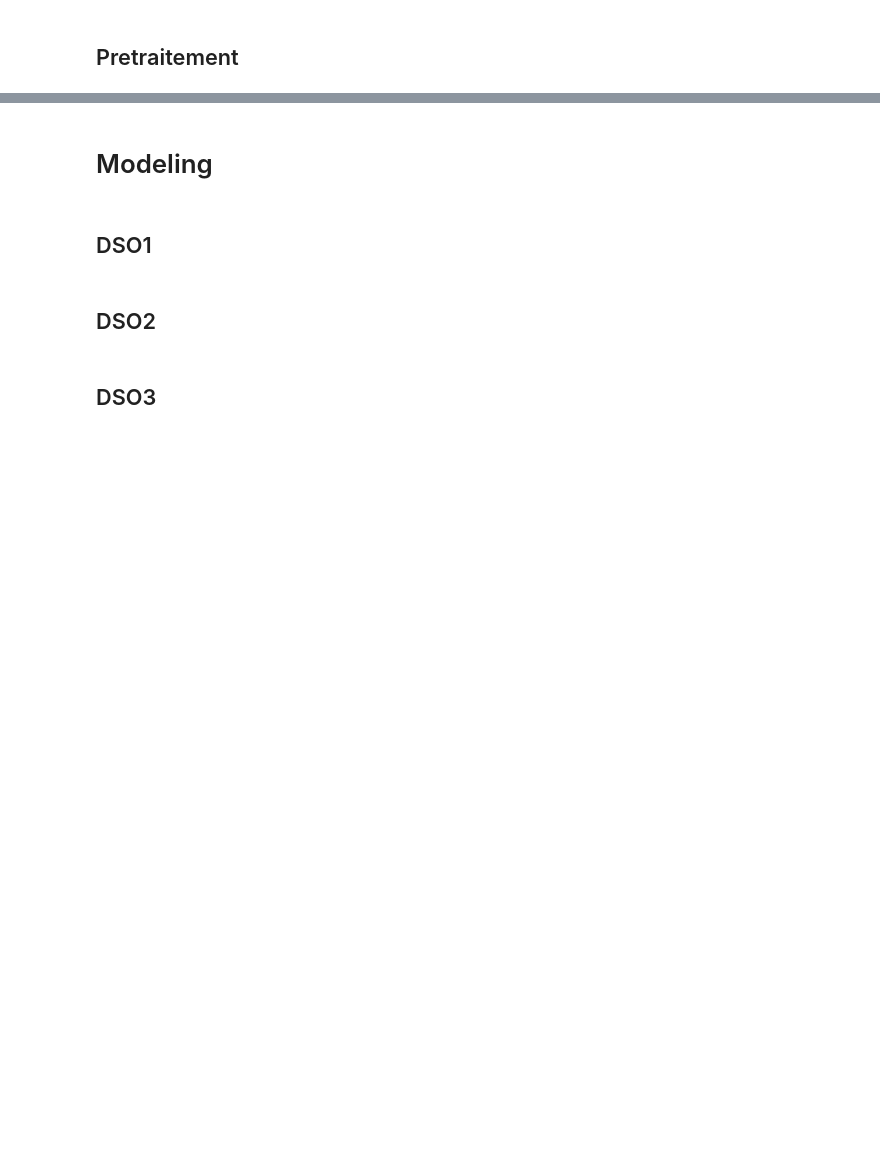
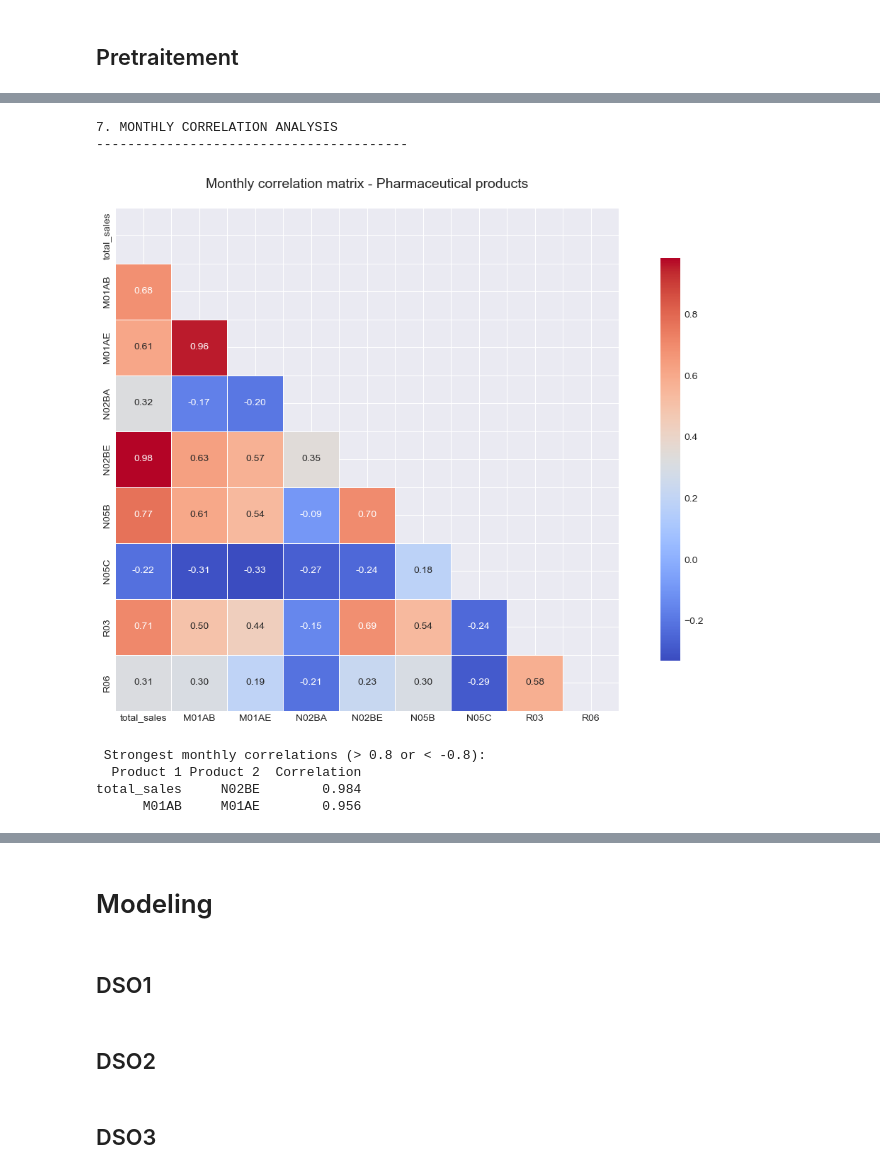
Before and after one commit to Tasnim85/Esprit-PI-4DS9-2526-ATHENAPLULSE, a Jupyter notebook: AthenaPulse.ipynb, the cells around one changed output, grey strips where cells are left out. Saved outputs shown, nothing was run; the diff lists cells and outputs as text; code cells hidden in the pictures; blank space fills up the shorter version.

```diff
--- a/AthenaPulse.ipynb
+++ b/AthenaPulse.ipynb
@@ -695,0 +1025,42 @@ DATA AUGMENTATION TERMINÉE AVEC SUCCÈS!
+# %%
+print("\n7. MONTHLY CORRELATION ANALYSIS")
+print("-" * 40)
+
+if len(numeric_cols) > 1:
+    corr_matrix = df[numeric_cols].corr()
+
+    fig, ax = plt.subplots(figsize=(12, 8))
+
+    mask = np.triu(np.ones_like(corr_matrix, dtype=bool))
+    sns.heatmap(corr_matrix, mask=mask, annot=True, fmt='.2f', cmap='coolwarm',
+                square=True, linewidths=0.5, ax=ax, cbar_kws={"shrink": 0.8})
+    ax.set_title('Monthly correlation matrix - Pharmaceutical products', fontsize=14, pad=20)
+
+    plt.tight_layout()
+    plt.show()
+
+    print("\n Strongest monthly correlations (> 0.8 or < -0.8):")
+    corr_pairs = []
+    for i in range(len(corr_matrix.columns)):
+        for j in range(i+1, len(corr_matrix.columns)):
+            corr_value = corr_matrix.iloc[i, j]
+            if abs(corr_value) > 0.8:
+                corr_pairs.append({
+                    'Product 1': corr_matrix.columns[i],
+                    'Product 2': corr_matrix.columns[j],
+                    'Correlation': round(corr_value, 3)
+                })
+
+    if corr_pairs:
+        corr_df = pd.DataFrame(corr_pairs).sort_values('Correlation', ascending=False)
+        print(corr_df.to_string(index=False))
+    else:
+        print("   No very strong correlations detected at monthly level.")
+# %% [output]
+7. MONTHLY CORRELATION ANALYSIS
+----------------------------------------
+[figure, added]
+ Strongest monthly correlations (> 0.8 or < -0.8):
+  Product 1 Product 2  Correlation
+total_sales     N02BE        0.984
+      M01AB     M01AE        0.956
```
Also changed, not shown: parts of 28 cells of this notebook.
